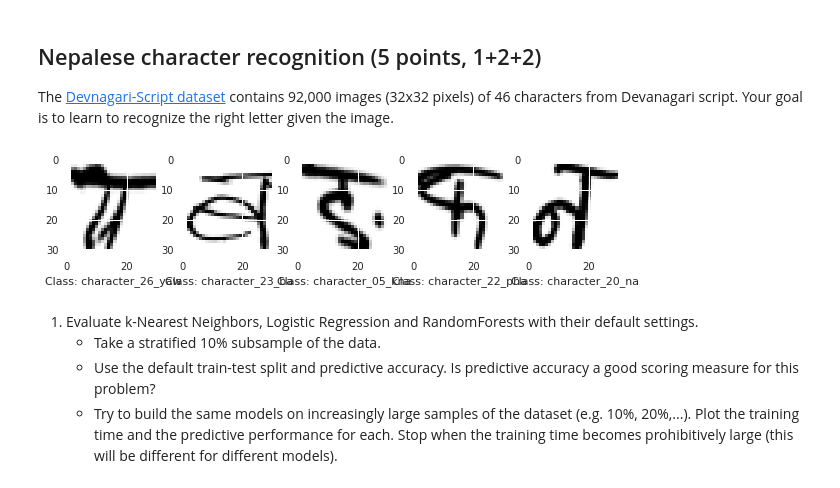
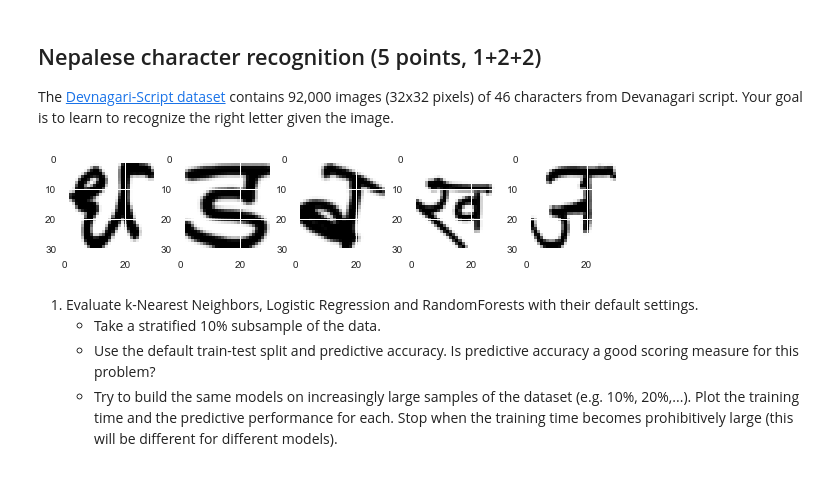
Before and after one commit to woutderuiter/ML-course, a Jupyter notebook: Assignment 1.ipynb, the cells around one changed output. Cells and saved outputs as stored; diff of their text form; code cells hidden in the pictures.

```diff
--- a/Assignment 1.ipynb
+++ b/Assignment 1.ipynb
@@ -354,14 +354,14 @@ classes = devnagari.retrieve_class_labels(target_name='character') # This one ta
 # %%
 from random import randint
 # Take some random examples, reshape to a 32x32 image and plot
 fig, axes = plt.subplots(1, 5,  figsize=(10, 5))
 for i in range(5):
     n = randint(0,90000)
     axes[i].imshow(X[n].reshape(32, 32), cmap=plt.cm.gray_r)
-    axes[i].set_xlabel("Class: %s" % (classes[y[n]]))
+    #axes[i].set_xlabel("Class: %s" % (classes[y[n]]))
 plt.show();
 # %% [output]
-[figure, old version]
+[figure, new version]
 # %% [markdown]
 1. Evaluate k-Nearest Neighbors, Logistic Regression and RandomForests with their default settings.
     - Take a stratified 10% subsample of the data.
```
Also changed, not shown: parts of 9 cells of this notebook.
